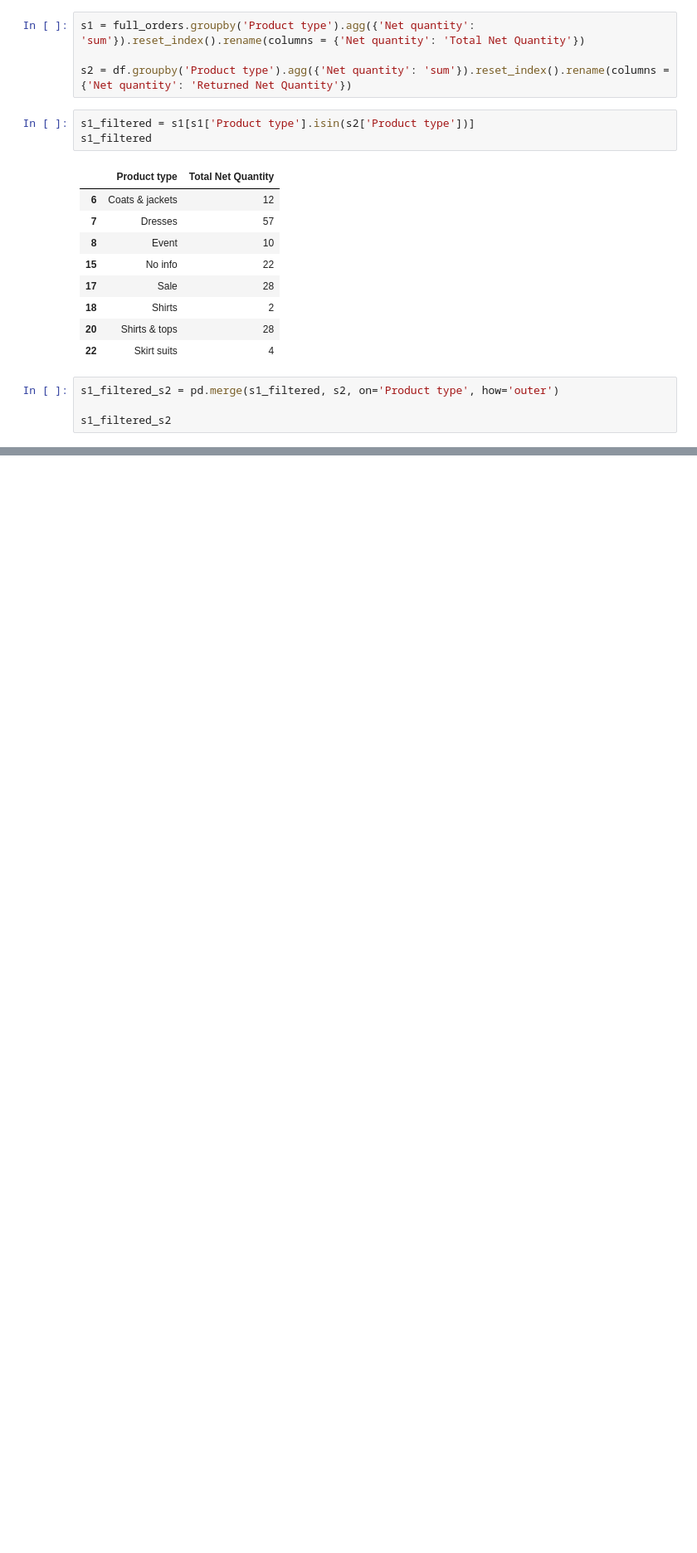
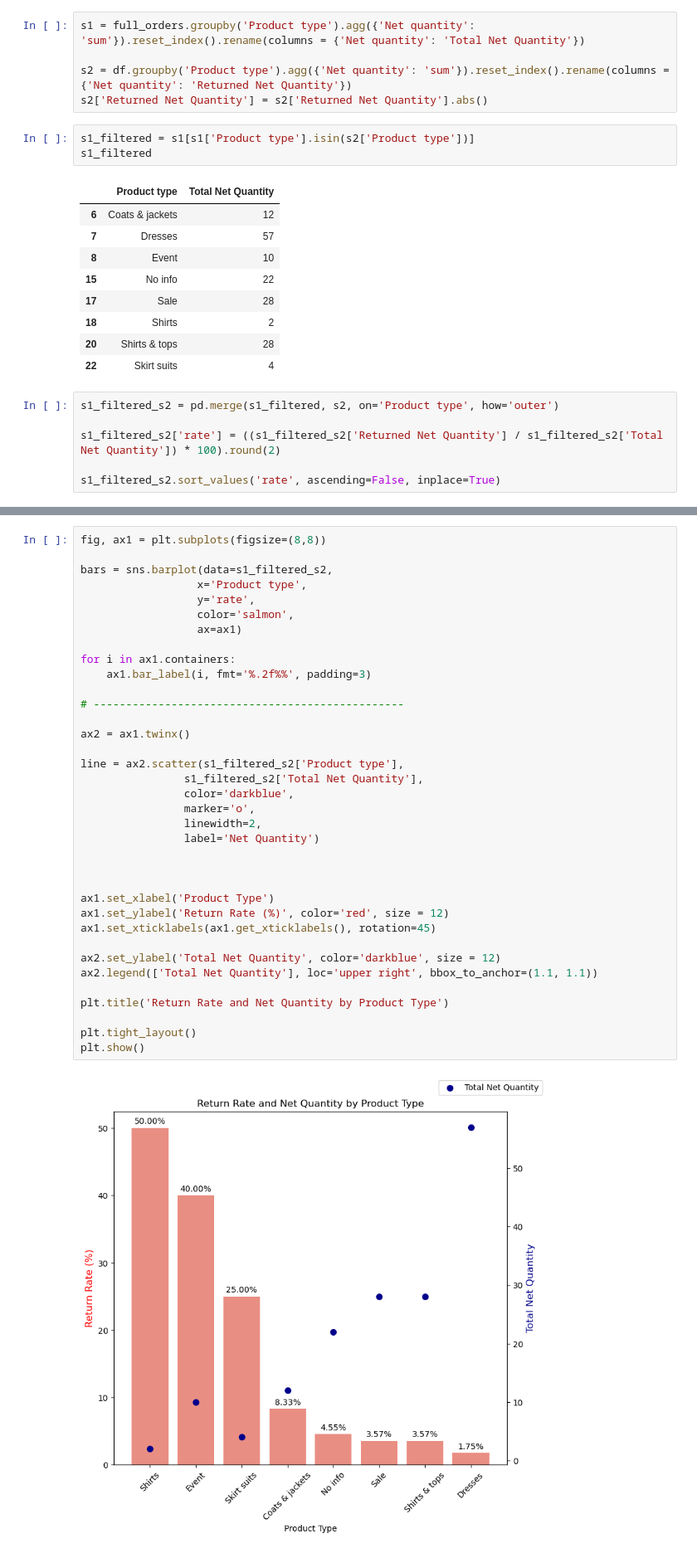
Before and after one commit to ezishr/NEO_InspiredFashion, a Jupyter notebook: return analysis.ipynb, the cells around one changed output, grey strips where cells are left out. Shown at 83% size. Saved outputs shown, nothing was run; the diff lists cells and outputs as text; blank space fills up the shorter version.

Commit message:
more analysis on return rate

```diff
--- a/return analysis.ipynb
+++ b/return analysis.ipynb
@@ -134,6 +134,7 @@ full_orders = pd.read_csv('all_orders_df.csv')
 s1 = full_orders.groupby('Product type').agg({'Net quantity': 'sum'}).reset_index().rename(columns = {'Net quantity': 'Total Net Quantity'})
 
 s2 = df.groupby('Product type').agg({'Net quantity': 'sum'}).reset_index().rename(columns = {'Net quantity': 'Returned Net Quantity'})
+s2['Returned Net Quantity'] = s2['Returned Net Quantity'].abs()
 # %%
 s1_filtered = s1[s1['Product type'].isin(s2['Product type'])]
 s1_filtered
@@ -150,4 +151,6 @@ s1_filtered
 # %%
 s1_filtered_s2 = pd.merge(s1_filtered, s2, on='Product type', how='outer')
 
-s1_filtered_s2
+s1_filtered_s2['rate'] = ((s1_filtered_s2['Returned Net Quantity'] / s1_filtered_s2['Total Net Quantity']) * 100).round(2)
+
+s1_filtered_s2.sort_values('rate', ascending=False, inplace=True)
@@ -163,0 +169,38 @@ s1_filtered_s2
+# %%
+fig, ax1 = plt.subplots(figsize=(8,8))
+
+bars = sns.barplot(data=s1_filtered_s2,
+                  x='Product type',
+                  y='rate',
+                  color='salmon',
+                  ax=ax1)
+
+for i in ax1.containers:
+    ax1.bar_label(i, fmt='%.2f%%', padding=3)
+
+# ------------------------------------------------
+
+ax2 = ax1.twinx()
+
+line = ax2.scatter(s1_filtered_s2['Product type'],
+                s1_filtered_s2['Total Net Quantity'],
+                color='darkblue',
+                marker='o',
+                linewidth=2,
+                label='Net Quantity')
+
+
+
+ax1.set_xlabel('Product Type')
+ax1.set_ylabel('Return Rate (%)', color='red', size = 12)
+ax1.set_xticklabels(ax1.get_xticklabels(), rotation=45)
+
+ax2.set_ylabel('Total Net Quantity', color='darkblue', size = 12)
+ax2.legend(['Total Net Quantity'], loc='upper right', bbox_to_anchor=(1.1, 1.1))
+
+plt.title('Return Rate and Net Quantity by Product Type')
+
+plt.tight_layout()
+plt.show()
+# %% [output]
+[figure, added]
```
Also changed, not shown: parts of 8 cells of this notebook, 1 other file.
